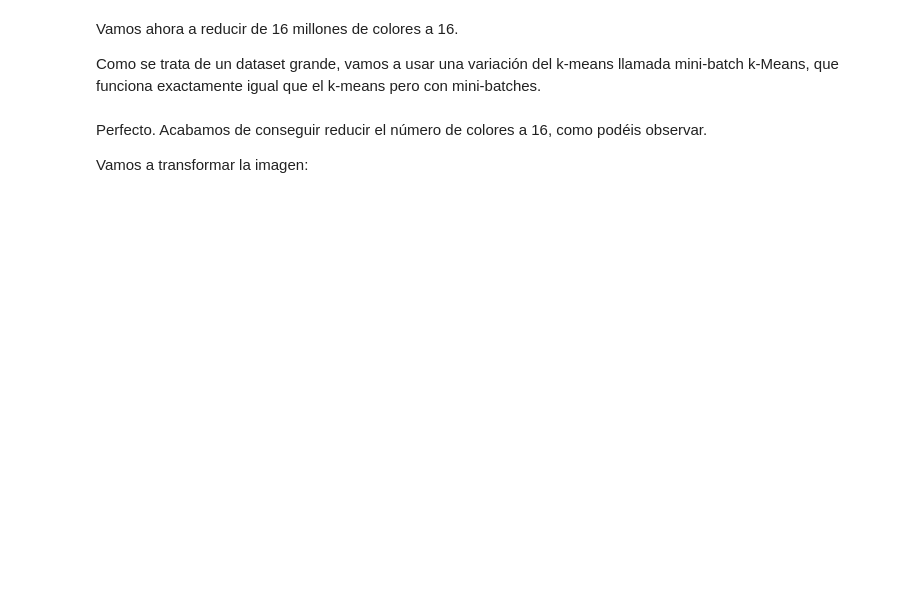
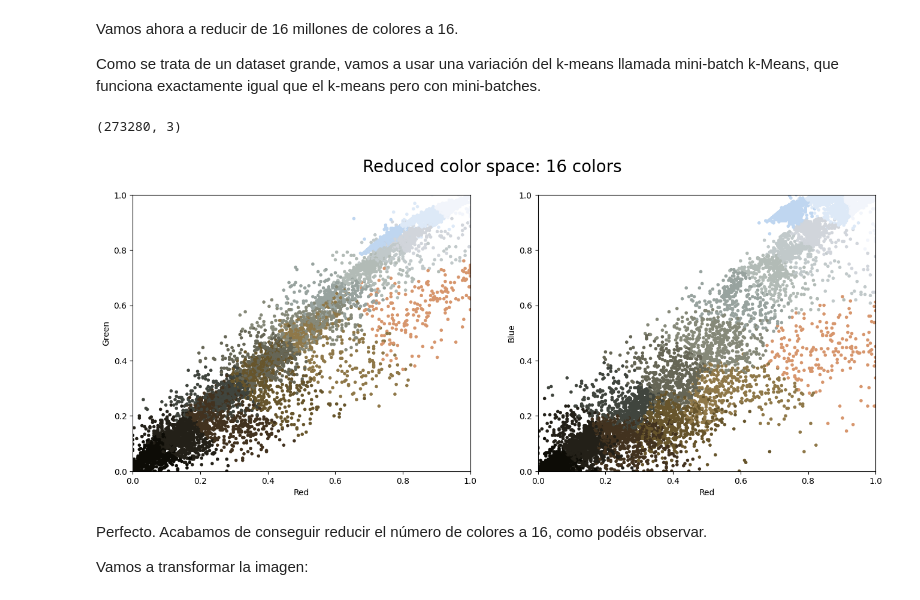
Before and after one commit to caroidarraga/Aprendizaje_No_Supervisado, a Jupyter notebook: Métodos_de_clustering_basados_en_particiones.ipynb, the cells around one changed output. Cells and saved outputs as stored; diff of their text form; code cells hidden in the pictures; blank space fills up the shorter version.

```diff
--- a/Métodos_de_clustering_basados_en_particiones.ipynb
+++ b/Métodos_de_clustering_basados_en_particiones.ipynb
@@ -146,5 +169,7 @@ china.max()
 # %%
 # normalizamos la imagen para que tenga valores entre 0 y 1
-data = china / ## Aquí tu código ##
+data = china / 255
+
+#Como el kmeans no trabaja con imagenes, lo pasamos a vectores
 data = data.reshape(427 * 640, 3)
 data.shape
@@ -178,13 +207,16 @@ Como se trata de un dataset grande, vamos a usar una variación del k-means llam
 # %%
 import warnings; warnings.simplefilter('ignore')  # Fix NumPy issues.
 
 from sklearn.cluster import MiniBatchKMeans
 
-kmeans = ## Aquí tu código ##
+kmeans = MiniBatchKMeans(16)
 kmeans.fit(data)
 new_colors = kmeans.cluster_centers_[kmeans.predict(data)]
 print(new_colors.shape)
 plot_pixels(data, colors=new_colors, title="Reduced color space: 16 colors")
+# %% [output]
+(273280, 3)
+[figure, added]
 # %% [markdown]
 Perfecto. Acabamos de conseguir reducir el número de colores a 16, como podéis observar.
 
```
Also changed, not shown: parts of 16 cells of this notebook.
